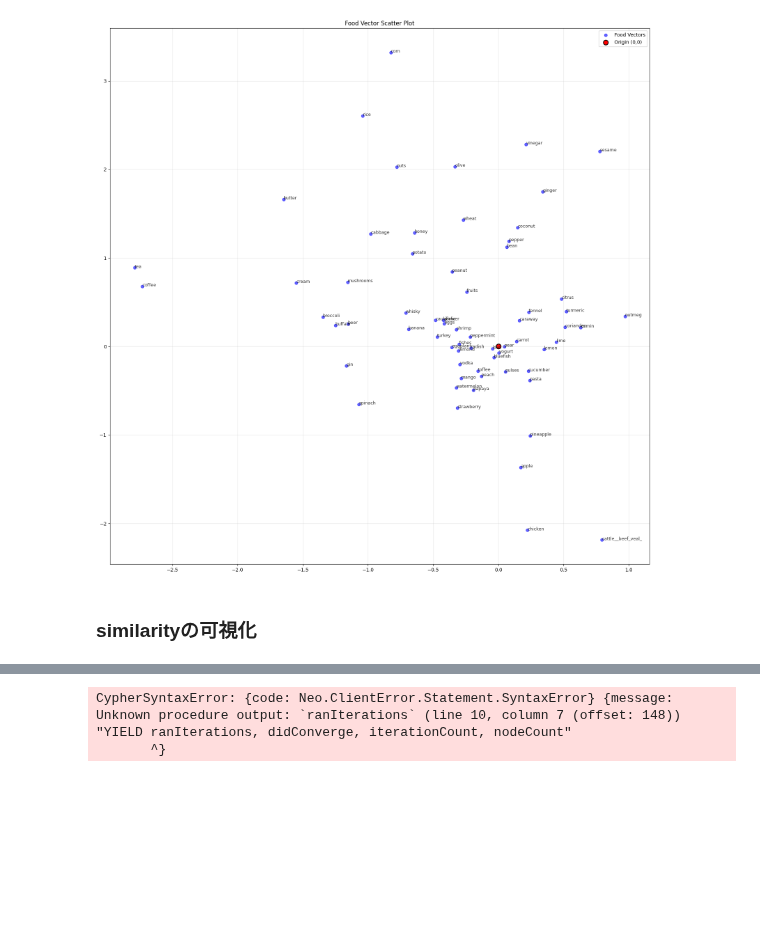
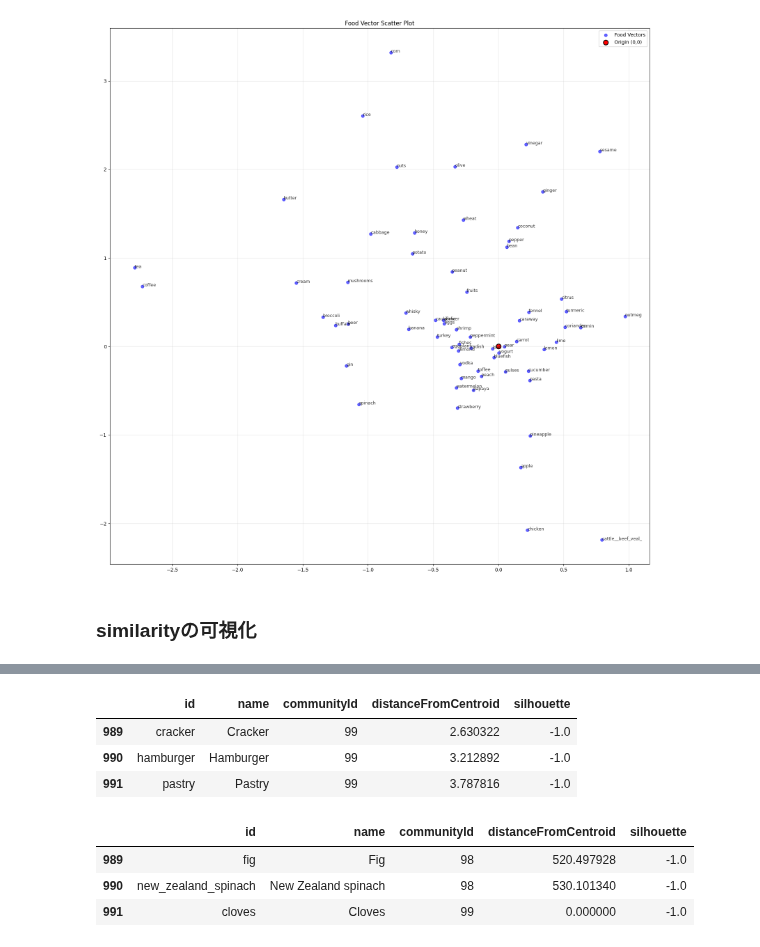
Before and after one commit to MariMurotani/RecipeHack, a Jupyter notebook: jupyter/analyze_word2_vec.ipynb, the cells around one changed output, grey strips where cells are left out. Drawn from its saved outputs; the diff is of its cells as text; code cells hidden in the pictures; blank space fills up the shorter version.

```diff
--- a/jupyter/analyze_word2_vec.ipynb
+++ b/jupyter/analyze_word2_vec.ipynb
@@ -267,48 +259,16 @@ edge_df
-# %%
-# プロジェクション
-
-# クエリ
-word_vec_query = """
-CALL gds.beta.kmeans.write(
-  'FoodSubTypeGraph',
-  {
-    nodeProperties: ['word_vector'],
-    k: 20,
-    writeProperty: 'wordCluster'
-  }
-)
-YIELD iterationCount, nodeCount
-RETURN nodeCount;
-"""
-
-flavor_vec_query = """
-CALL gds.beta.kmeans.write(
-  'FoodSubTypeGraph',
-  {
-    nodeProperties: ['flavor_vector'],
-    k: 20,
-    writeProperty: 'flavorCluster'
-  }
-)
-YIELD ranIterations, didConverge, iterationCount, nodeCount
-RETURN ranIterations, didConverge, iterationCount, nodeCount;
-"""
-
-# セッションでクエリを実行
-with driver.session() as session:
-    word_vec_result = session.run(word_vec_query)
-    flavor_vec_result = session.run(flavor_vec_query)
-
-    # 結果をDataFrameに変換
-    word_vec_df = pd.DataFrame([dict(record) for record in word_vec_result])
-    flavor_vec_df = pd.DataFrame([dict(record) for record in flavor_vec_result])
-
-print("Word Vector Clustering Results:")
-print(word_vec_df)
-
-print("\nFlavor Vector Clustering Results:")
-print(flavor_vec_df)
-# %% [output]
-CypherSyntaxError: {code: Neo.ClientError.Statement.SyntaxError} {message: Unknown procedure output: `ranIterations` (line 10, column 7 (offset: 148))
-"YIELD ranIterations, didConverge, iterationCount, nodeCount"
-       ^}
+# %%
+word_df.tail(3)
+word_df.save_csv('../tmp/word_df.csv')
+# %% [output]
+|  | id | name | communityId | distanceFromCentroid | silhouette |
+| 989 | cracker | Cracker | 99 | 2.630322 | -1.0 |
+| 990 | hamburger | Hamburger | 99 | 3.212892 | -1.0 |
+| 991 | pastry | Pastry | 99 | 3.787816 | -1.0 |
+# %%
+flavor_df.tail(3)
+flavor_df.save_csv('../tmp/flavor_df.csv')
+# %% [output]
+|  | id | name | communityId | distanceFromCentroid | silhouette |
+| 989 | fig | Fig | 98 | 520.497928 | -1.0 |
+| 990 | new_zealand_spinach | New Zealand spinach | 98 | 530.101340 | -1.0 |
+| 991 | cloves | Cloves | 99 | 0.000000 | -1.0 |
```
Also changed, not shown: parts of 5 cells of this notebook, 1 other file.
